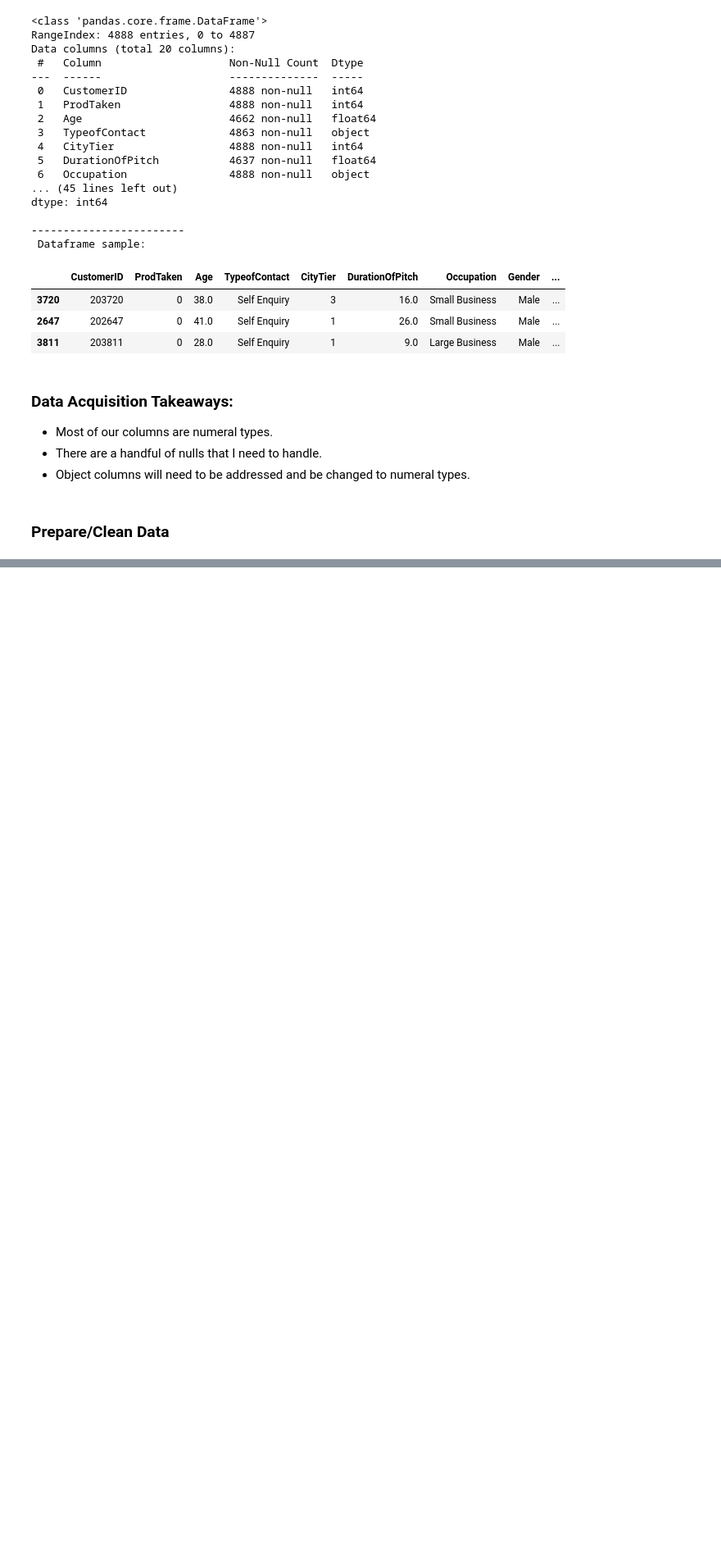
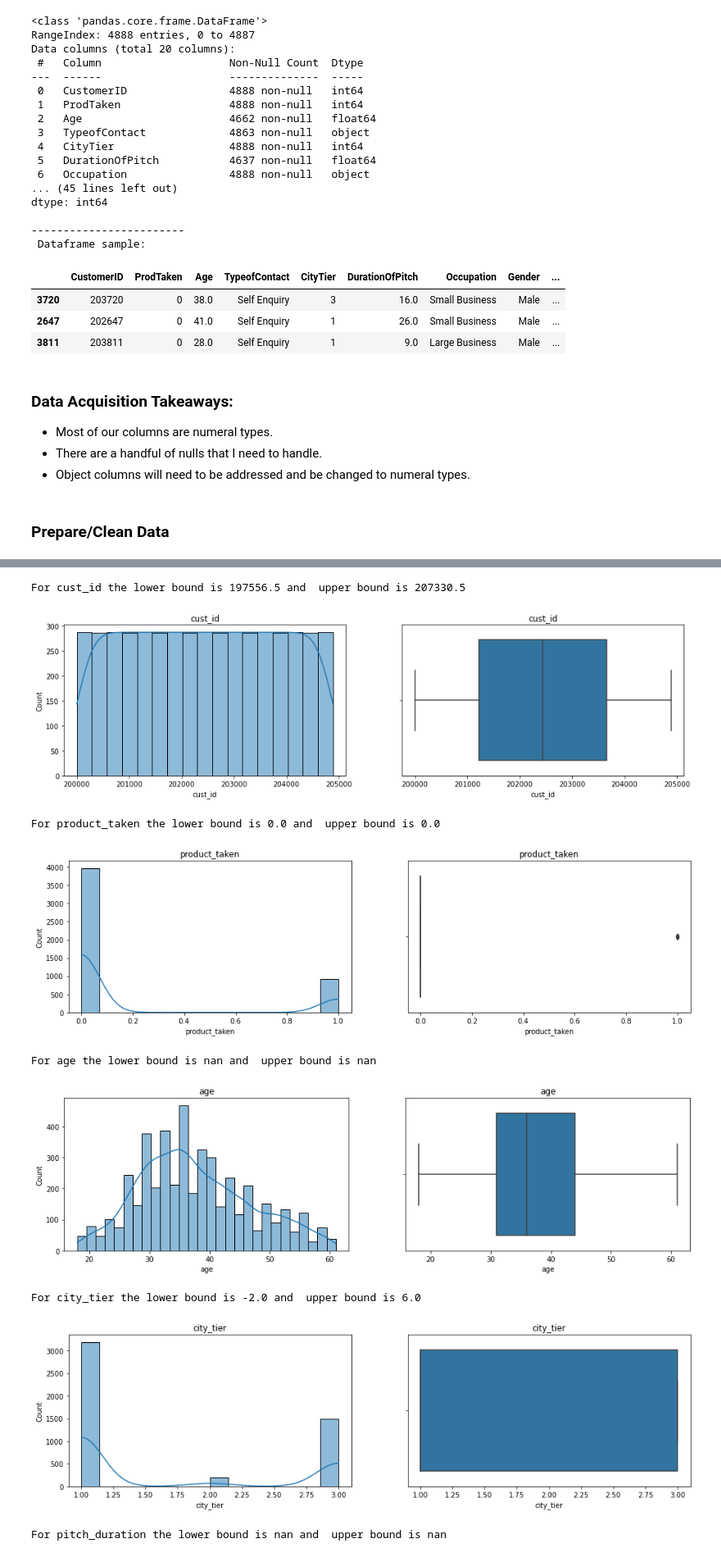
Before and after one commit to DesireeMcElroy/holiday-package-prediction, a Jupyter notebook: travel_package.ipynb, the cells around one changed output, grey strips where cells are left out. Shown at 82% size. Saved outputs shown, nothing was run; the diff lists cells and outputs as text; code cells hidden in the pictures; blank space fills up the shorter version.

```diff
--- a/travel_package.ipynb
+++ b/travel_package.ipynb
@@ -73,0 +89,52 @@ df.rename(columns={'customerid': 'cust_id',
+# %%
+def get_lower_and_upper_bounds(df, k=1.5):
+    '''
+    calculates the lower and upper bound to locate outliers and displays them
+    note: recommended k be 1.5
+    '''
+    for i in df.columns:
+        if df[i].dtypes != 'object':
+            quartile1, quartile3 = np.percentile(df[i], [25,75])
+            IQR_value = quartile3 - quartile1
+            lower_bound = (quartile1 - (k * IQR_value))
+            upper_bound = (quartile3 + (k * IQR_value))
+            print(f'For {i} the lower bound is {lower_bound} and  upper bound is {upper_bound}')
+    else:
+        print('')
+
+
+
+def visualize_get_lower_and_upper_bounds(df, k=1.5):
+    '''
+    calculates the lower and upper bound to locate outliers and displays them
+    note: recommended k be 1.5
+    '''
+    for i in df.columns:
+        if df[i].dtypes != 'object':
+            quartile1, quartile3 = np.percentile(df[i], [25,75])
+            IQR_value = quartile3 - quartile1
+            lower_bound = (quartile1 - (k * IQR_value))
+            upper_bound = (quartile3 + (k * IQR_value))
+            print(f'For {i} the lower bound is {lower_bound} and  upper bound is {upper_bound}')
+
+            # get those visualizations going
+            plt.figure(figsize=(16,4))
+            plt.subplot(1, 2, 1)
+            sns.histplot(data = df, x = df[i], kde=True)
+            plt.title(i)
+            plt.subplot(1, 2, 2)
+            sns.boxplot(x=df[i], data=df, whis=k)
+            plt.title(i)
+            plt.show()
+# %%
+visualize_get_lower_and_upper_bounds(df, k=1.5)
+# %% [output]
+For cust_id the lower bound is 197556.5 and  upper bound is 207330.5
+[figure, added]
+For product_taken the lower bound is 0.0 and  upper bound is 0.0
+[figure, added]
+For age the lower bound is nan and  upper bound is nan
+[figure, added]
+For city_tier the lower bound is -2.0 and  upper bound is 6.0
+[figure, added]
+For pitch_duration the lower bound is nan and  upper bound is nan
```
Also changed, not shown: parts of 9 cells of this notebook.
